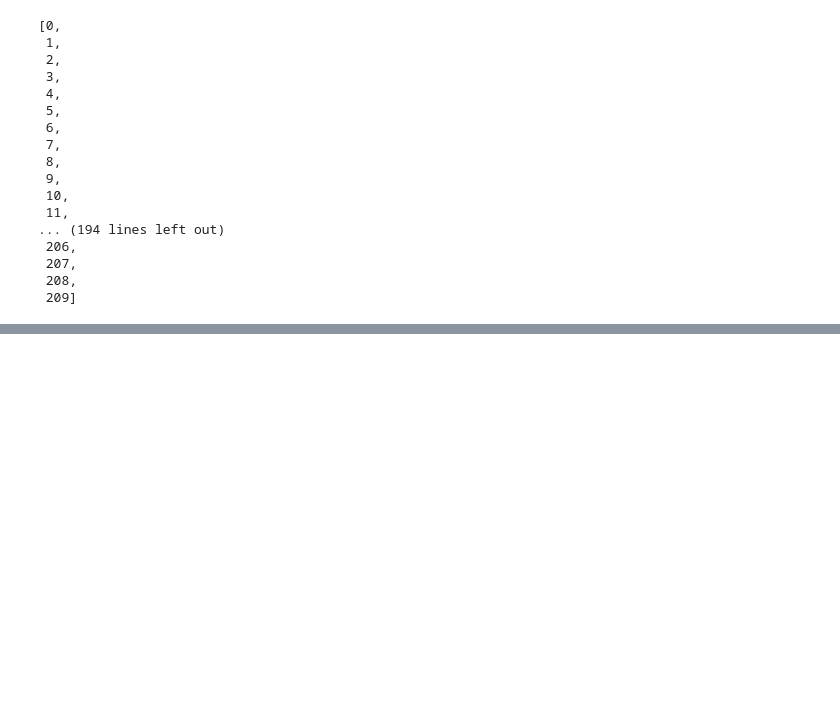
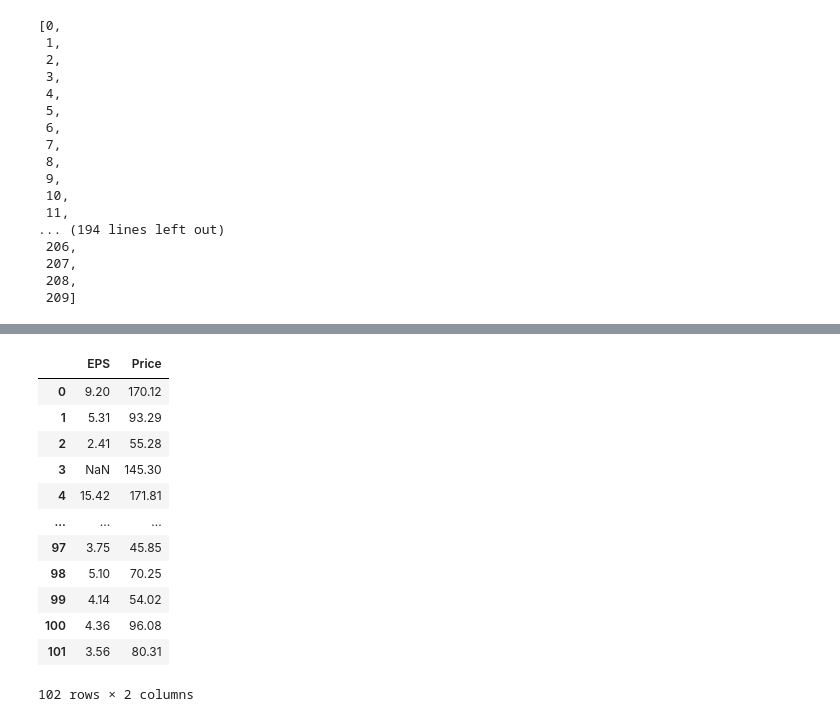
Before and after one commit to sunilsala88/batch-38, a Jupyter notebook: 10_numpy_pandas/pandas1.ipynb, the cells around one changed output, grey strips where cells are left out. Saved outputs shown, nothing was run; the diff lists cells and outputs as text; code cells hidden in the pictures; blank space fills up the shorter version.

```diff
--- a/10_numpy_pandas/pandas1.ipynb
+++ b/10_numpy_pandas/pandas1.ipynb
@@ -91,4 +96,4 @@ Installing collected packages: et-xmlfile, openpyxl
    ━━━━━━━━━━━━━━━━━━━━━━━━━━━━━━━━━━━━━━━━ 2/2 [openpyxl]1/2 [openpyxl]
 Successfully installed et-xmlfile-2.0.0 openpyxl-3.1.5
 # %%
-pd.read_csv(r'/Users/algo trading 2026/batch 38/10_numpy_pandas/sp500.csv')
+df10=pd.read_csv(r'/Users/algo trading 2026/batch 38/10_numpy_pandas/sp500.csv')
@@ -255,0 +299,16 @@ list(df.index)
+# %%
+df10[['EPS','Price']]
+# %% [output]
+|  | EPS | Price |
+| 0 | 9.20 | 170.12 |
+| 1 | 5.31 | 93.29 |
+| 2 | 2.41 | 55.28 |
+| 3 | NaN | 145.30 |
+| 4 | 15.42 | 171.81 |
+| ... | ... | ... |
+| 97 | 3.75 | 45.85 |
+| 98 | 5.10 | 70.25 |
+| 99 | 4.14 | 54.02 |
+| 100 | 4.36 | 96.08 |
+| 101 | 3.56 | 80.31 |
+102 rows × 2 columns
```
Also changed, not shown: parts of 7 cells of this notebook.
